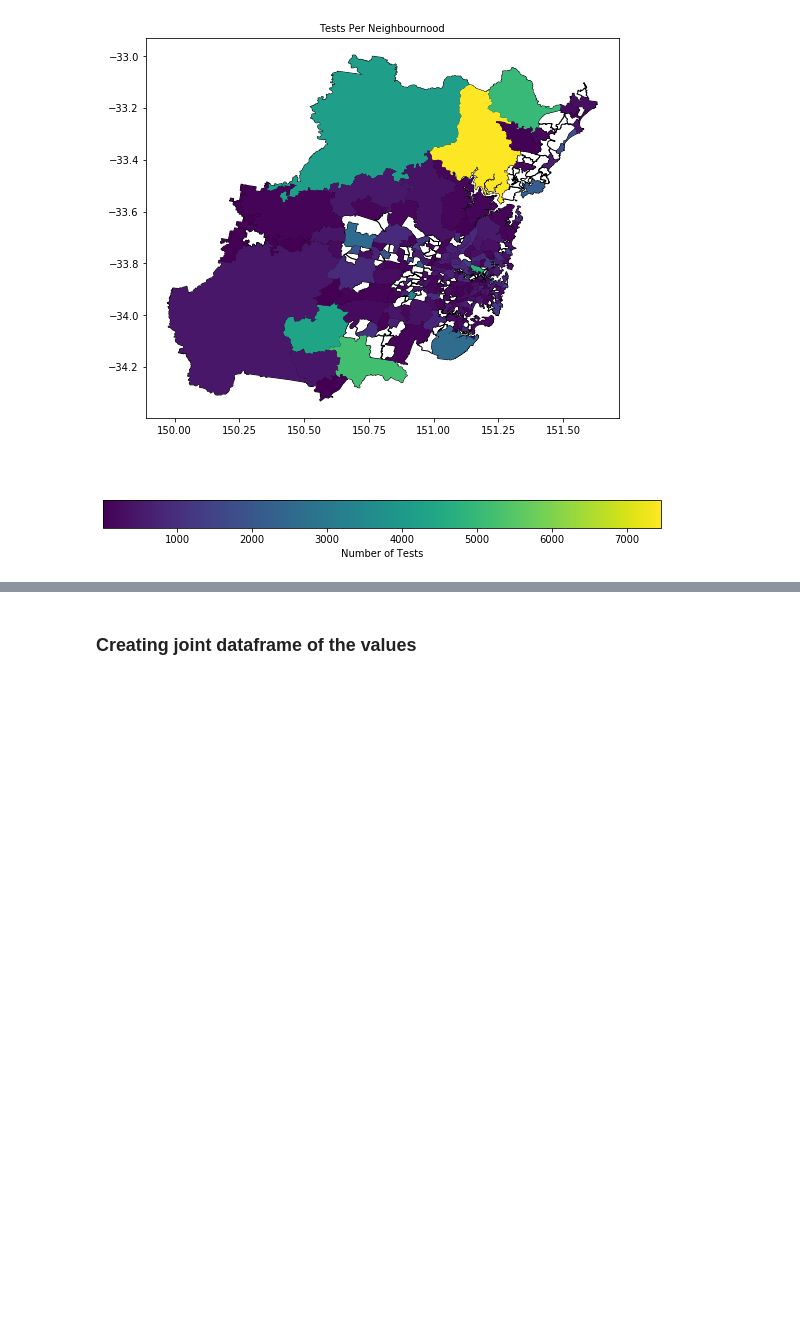
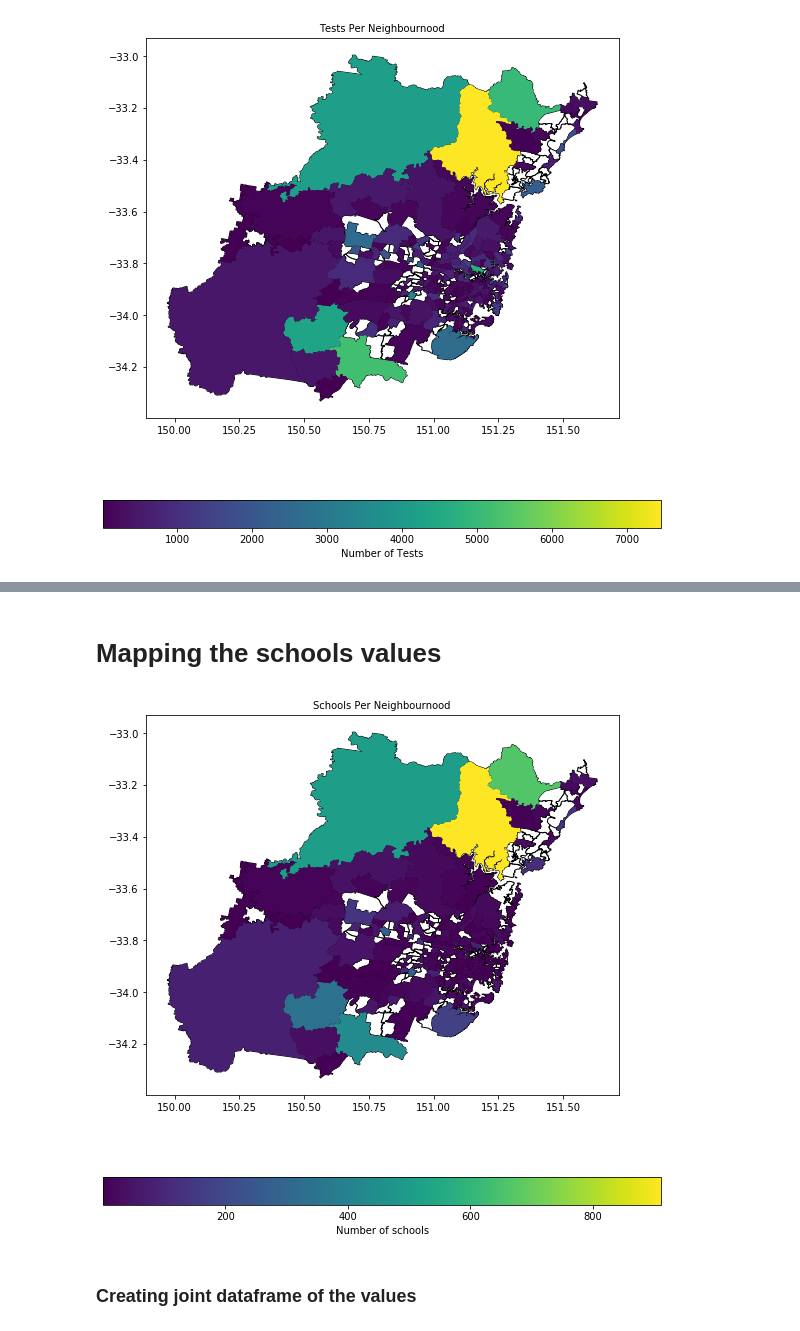
Before and after one commit to KhangNguyen22/data2001-data-science, a Jupyter notebook: Assignment.ipynb, the cells around one changed output, grey strips where cells are left out. Cells and saved outputs as stored; diff of their text form; code cells hidden in the pictures; blank space fills up the shorter version.

```diff
--- a/Assignment.ipynb
+++ b/Assignment.ipynb
@@ -531,3 +569,15 @@ plt.show()
+# %% [markdown]
+# Mapping the schools values
+# %%
+#Plotting map of tests conducted
+fig, ax = plt.subplots(1, 1, figsize=(10, 10))
+ax.set_title("Schools Per Neighbournood", fontsize=10.0)
+legend_kwds = {'label': "Number of schools", 'orientation': "horizontal"}
+neighbourhoods_map.plot(figsize=(10,10), ax=ax, color='white', edgecolor='black')
+num_schools.plot(column="number_of_schools", figsize=(10, 10), ax=ax, legend=True, legend_kwds=legend_kwds)
+plt.show()
+# %% [output]
+[figure, added]
 # %% [markdown]
 ### Creating joint dataframe of the values
 # %%
```
Also changed, not shown: parts of 14 cells of this notebook.
